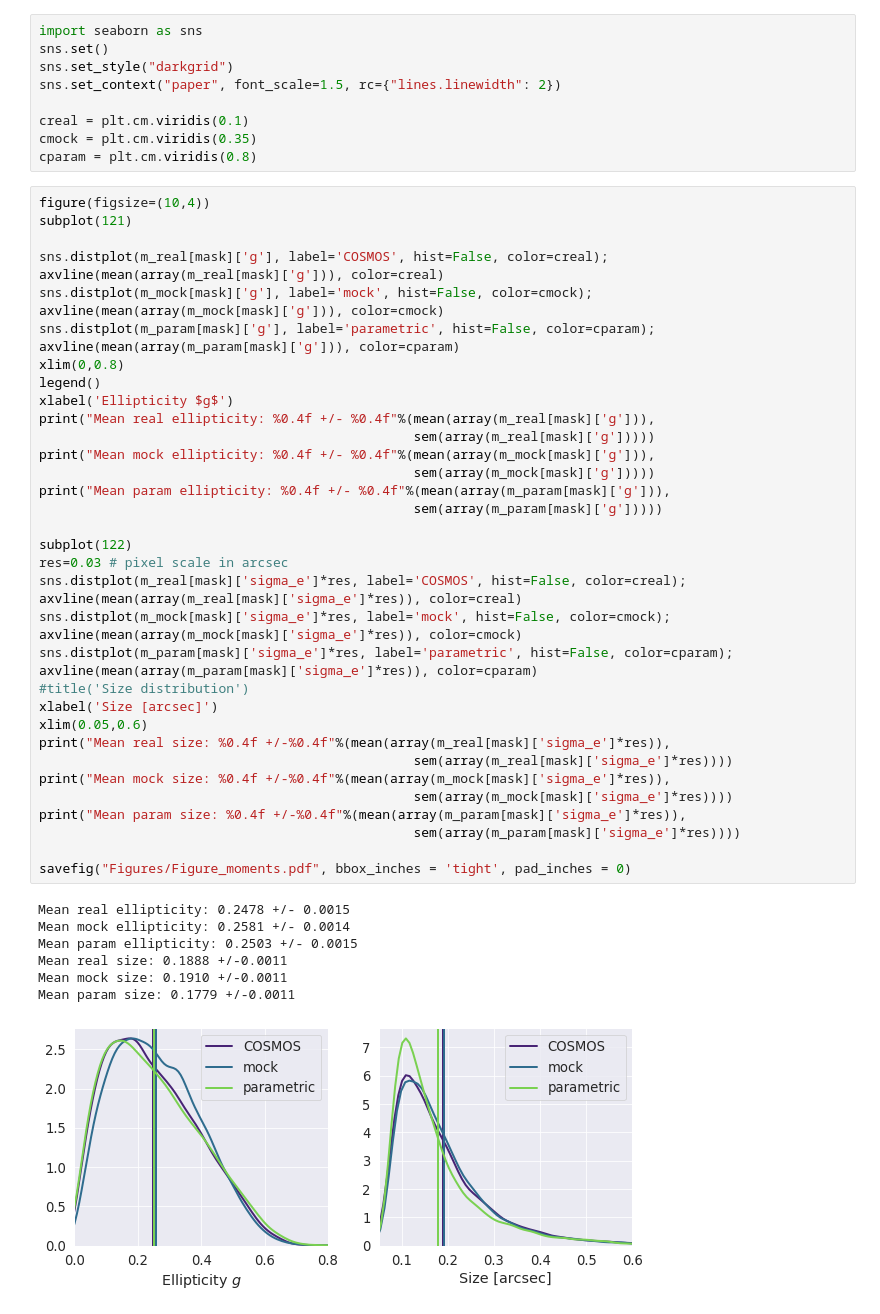
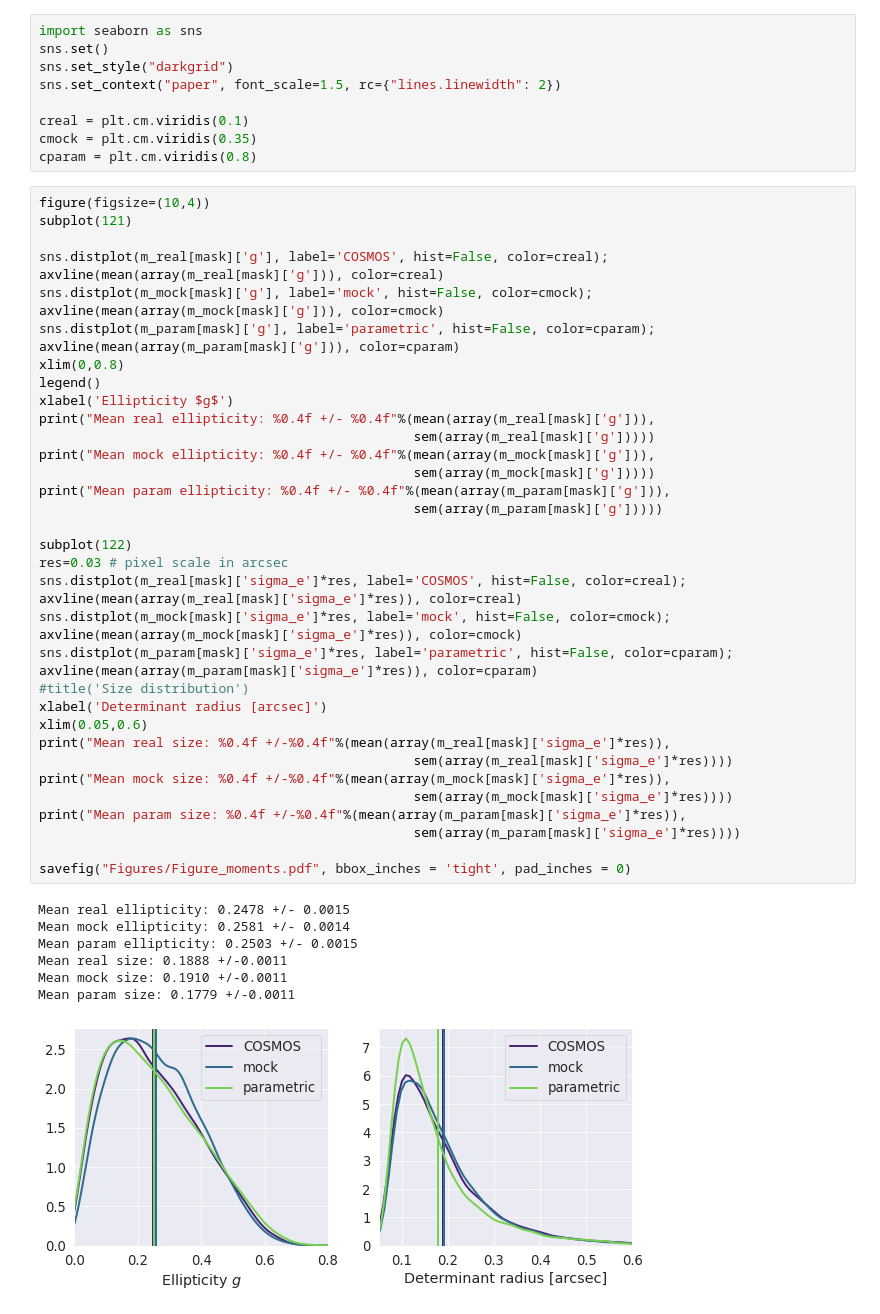
Before and after one commit to McWilliamsCenter/deep_galaxy_models, a Jupyter notebook: Figure_Moments.ipynb, the cells around one changed output. Cells and saved outputs as stored; diff of their text form.

```diff
--- a/Figure_Moments.ipynb
+++ b/Figure_Moments.ipynb
@@ -58,35 +59,35 @@ print("Mean real ellipticity: %0.4f +/- %0.4f"%(mean(array(m_real[mask]['g'])),
 print("Mean mock ellipticity: %0.4f +/- %0.4f"%(mean(array(m_mock[mask]['g'])),
                                                 sem(array(m_mock[mask]['g']))))
 print("Mean param ellipticity: %0.4f +/- %0.4f"%(mean(array(m_param[mask]['g'])),
                                                 sem(array(m_param[mask]['g']))))
 
 subplot(122)
 res=0.03 # pixel scale in arcsec
 sns.distplot(m_real[mask]['sigma_e']*res, label='COSMOS', hist=False, color=creal);
 axvline(mean(array(m_real[mask]['sigma_e']*res)), color=creal)
 sns.distplot(m_mock[mask]['sigma_e']*res, label='mock', hist=False, color=cmock);
 axvline(mean(array(m_mock[mask]['sigma_e']*res)), color=cmock)
 sns.distplot(m_param[mask]['sigma_e']*res, label='parametric', hist=False, color=cparam);
 axvline(mean(array(m_param[mask]['sigma_e']*res)), color=cparam)
 #title('Size distribution')
-xlabel('Size [arcsec]')
+xlabel('Determinant radius [arcsec]')
 xlim(0.05,0.6)
 print("Mean real size: %0.4f +/-%0.4f"%(mean(array(m_real[mask]['sigma_e']*res)),
                                                 sem(array(m_real[mask]['sigma_e']*res))))
 print("Mean mock size: %0.4f +/-%0.4f"%(mean(array(m_mock[mask]['sigma_e']*res)),
                                                 sem(array(m_mock[mask]['sigma_e']*res))))
 print("Mean param size: %0.4f +/-%0.4f"%(mean(array(m_param[mask]['sigma_e']*res)),
                                                 sem(array(m_param[mask]['sigma_e']*res))))
 
 savefig("Figures/Figure_moments.pdf", bbox_inches = 'tight', pad_inches = 0)
 # %% [output]
 Mean real ellipticity: 0.2478 +/- 0.0015
 Mean mock ellipticity: 0.2581 +/- 0.0014
 Mean param ellipticity: 0.2503 +/- 0.0015
 Mean real size: 0.1888 +/-0.0011
 Mean mock size: 0.1910 +/-0.0011
 Mean param size: 0.1779 +/-0.0011
-[figure, old version]
+[figure, new version]
 # %%
 figure(figsize=(10,6))
 
```
Also changed, not shown: parts of 2 cells of this notebook, 5 other files.
